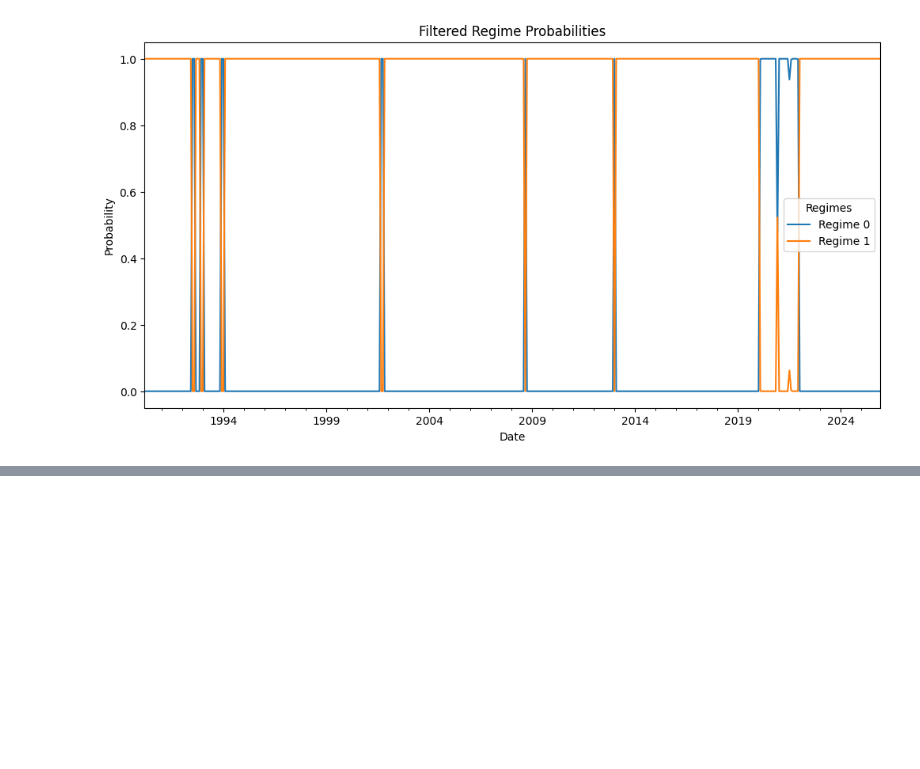
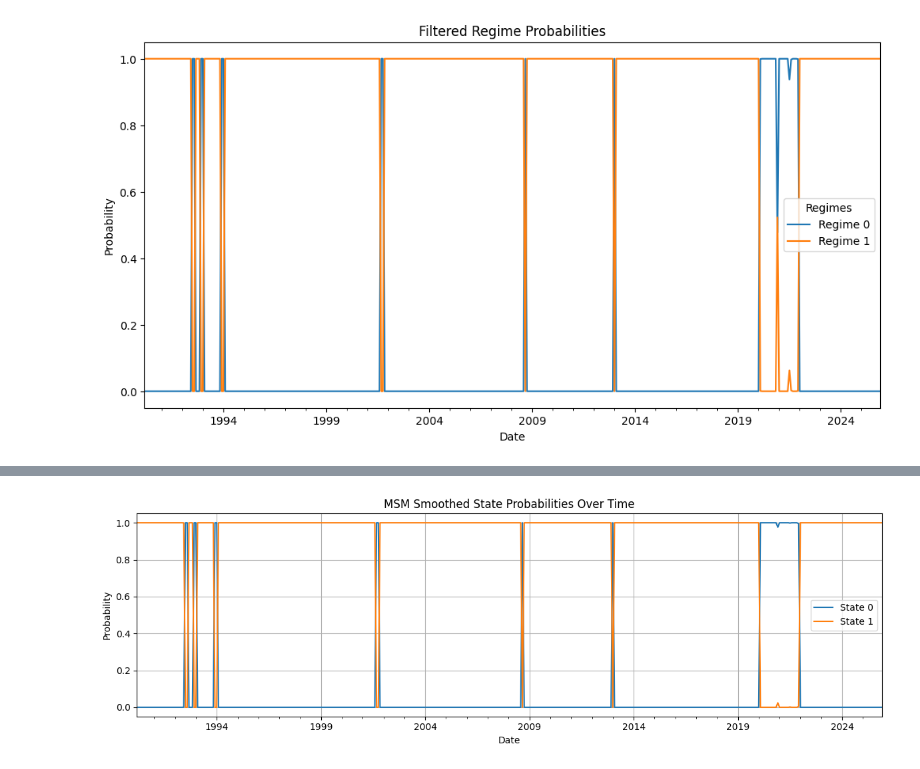
Before and after one commit to AsadAliAkhtar/Capstone_Project_Group_14085, a Jupyter notebook: notebooks/MSVAR_experiments.ipynb, the cells around one changed output, grey strips where cells are left out. Cells and saved outputs as stored; diff of their text form; code cells hidden in the pictures; blank space fills up the shorter version.

```diff
--- a/notebooks/MSVAR_experiments.ipynb
+++ b/notebooks/MSVAR_experiments.ipynb
@@ -238,0 +351,5 @@ plt.show()
+# %%
+plot_msm_state_probs(dates_smooth, smoothed_probs,
+                     title="MSM Smoothed State Probabilities Over Time")
+# %% [output]
+[figure, added]
```
Also changed, not shown: parts of 27 cells of this notebook.
